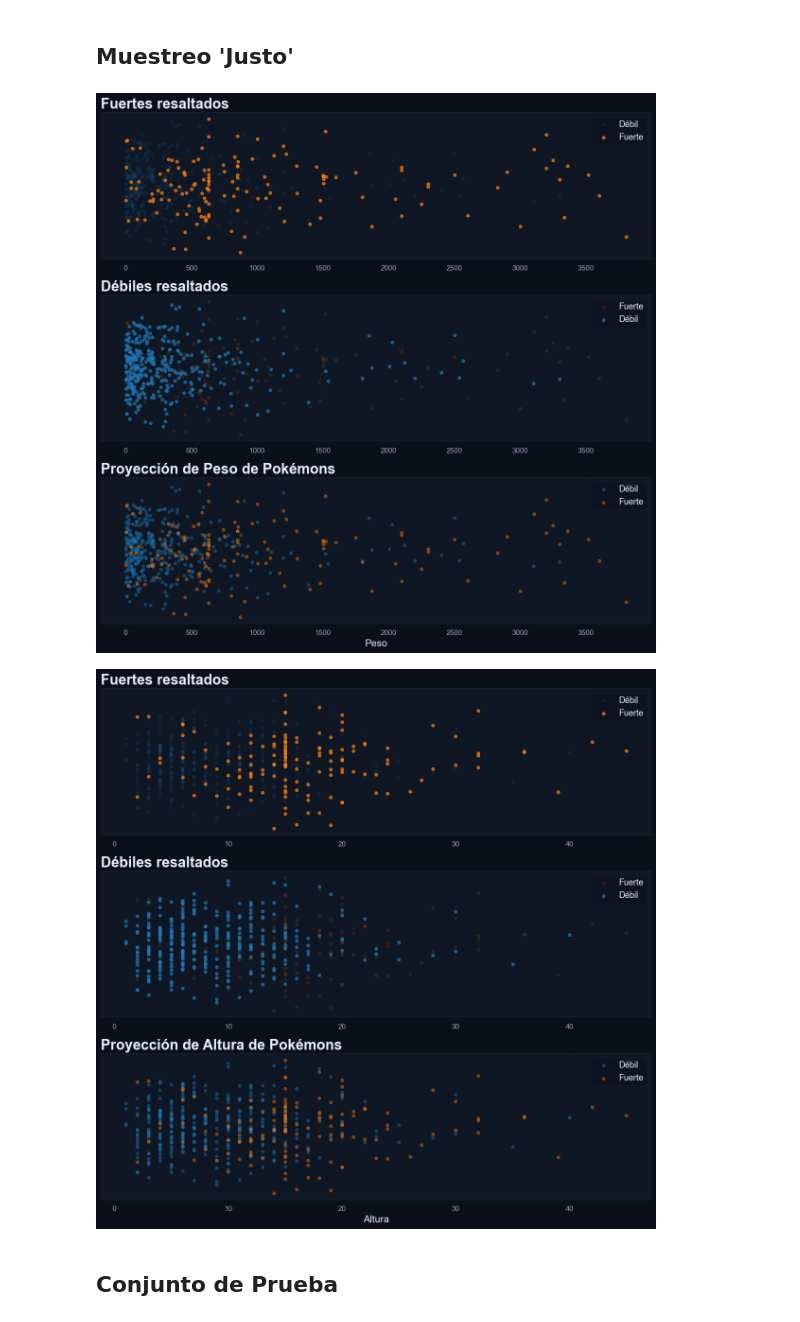
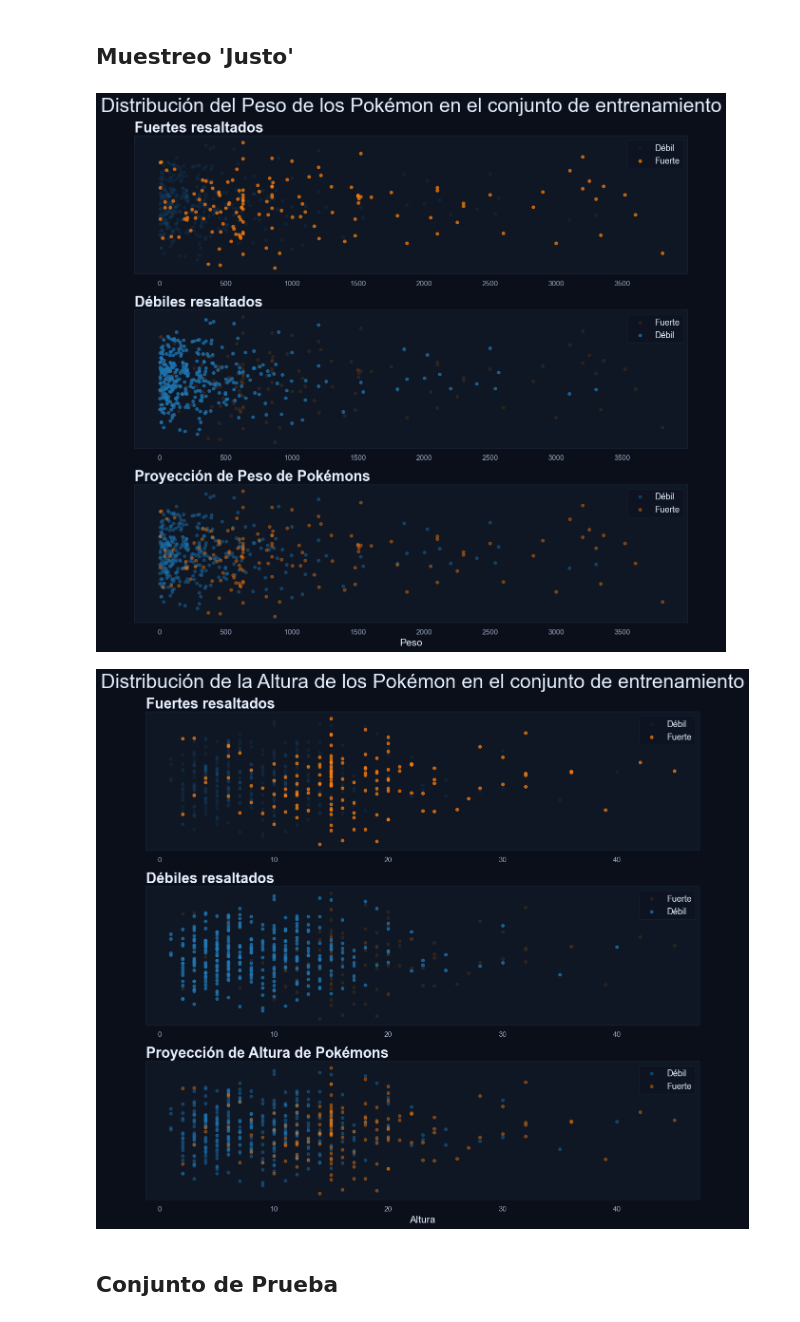
Before and after one commit to Eickyair/lucario, a Jupyter notebook: nb_template.ipynb, the cells around one changed output. Saved outputs shown, nothing was run; the diff lists cells and outputs as text; code cells hidden in the pictures.

```diff
--- a/nb_template.ipynb
+++ b/nb_template.ipynb
@@ -353,17 +398,19 @@ train = df.loc[train_idxs].reset_index(drop=True)
 # %%
 plot_distribution(
     train,
-    'Peso'
+    'Peso',
+    'Distribución del Peso de los Pokémon en el conjunto de entrenamiento'
 )
 # %% [output]
-[figure, old version]
+[figure, new version]
 # %%
 plot_distribution(
     train,
-    'Altura'
+    'Altura',
+    'Distribución de la Altura de los Pokémon en el conjunto de entrenamiento'
 )
 # %% [output]
-[figure, old version]
+[figure, new version]
 # %% [markdown]
 ## Conjunto de Prueba
 # %%
```
Also changed, not shown: parts of 13 cells of this notebook.
